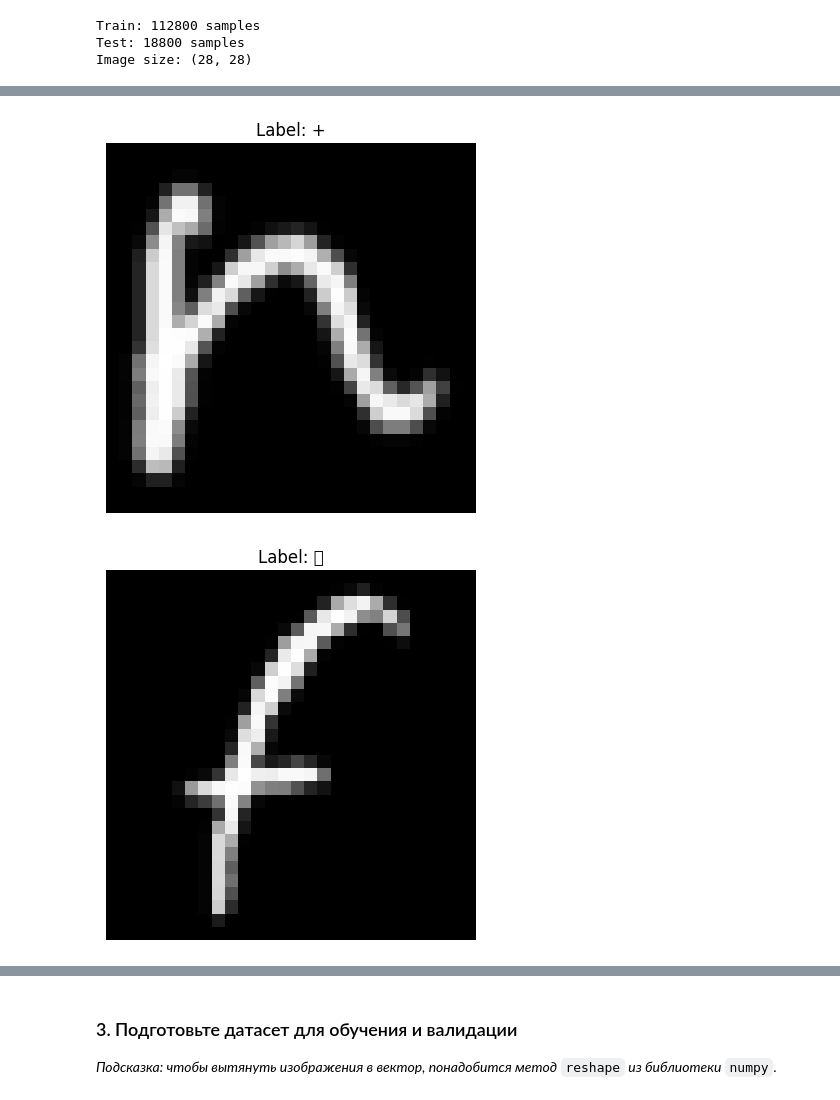
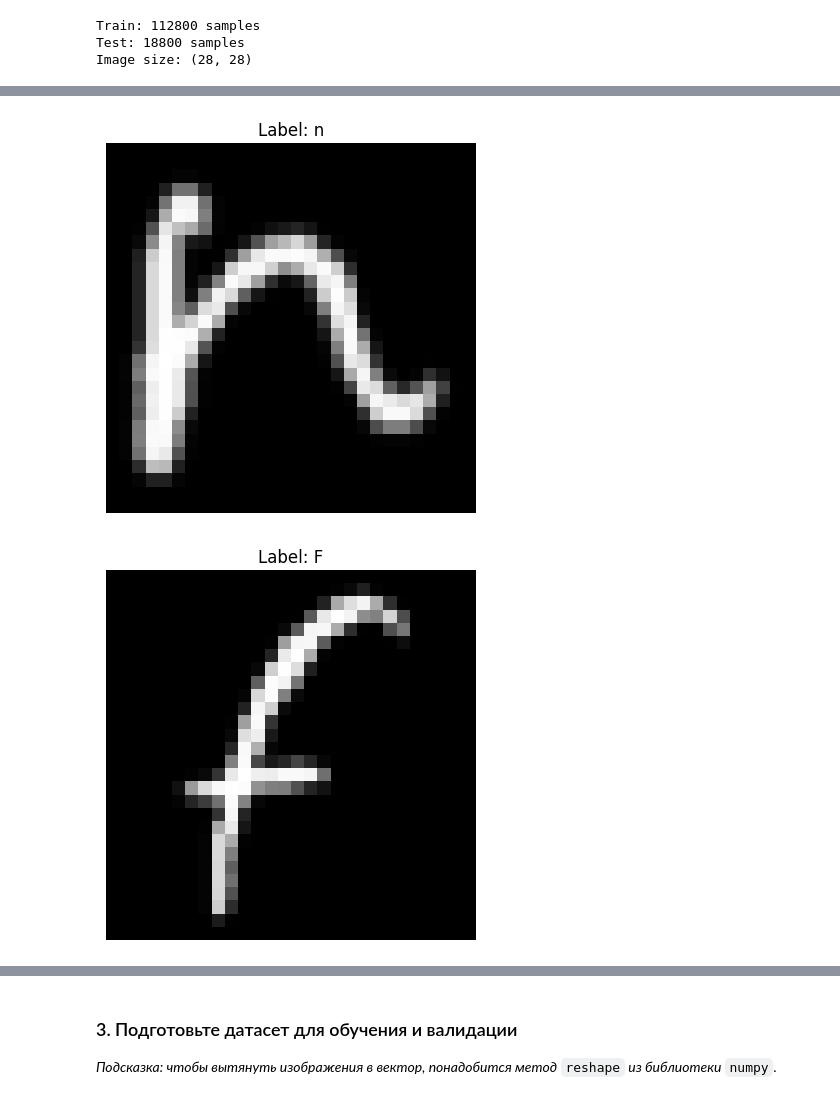
Before and after one commit to Oleg-lcb/Service_ML_EMNIST, a Jupyter notebook: prepare_model.ipynb, the cells around one changed output, grey strips where cells are left out. Cells and saved outputs as stored; diff of their text form; code cells hidden in the pictures.

```diff
--- a/prepare_model.ipynb
+++ b/prepare_model.ipynb
@@ -68,12 +85,12 @@ Image size: (28, 28)
 # %%
 for i in range(5):
     plt.figure()
     plt.imshow(images_train[i].squeeze(), cmap='gray')
-    plt.title(f"Label: {chr(labels_train[i])}")
+    plt.title(f"Label: {code_char[labels_train[i]]}")
     plt.axis('off')
 plt.show()
 # %% [output]
 [figure]
 [figure]
 [figure]
-[figure, old version]
+[figure, new version]
```
Also changed, not shown: parts of 13 cells of this notebook, 2 other files.
